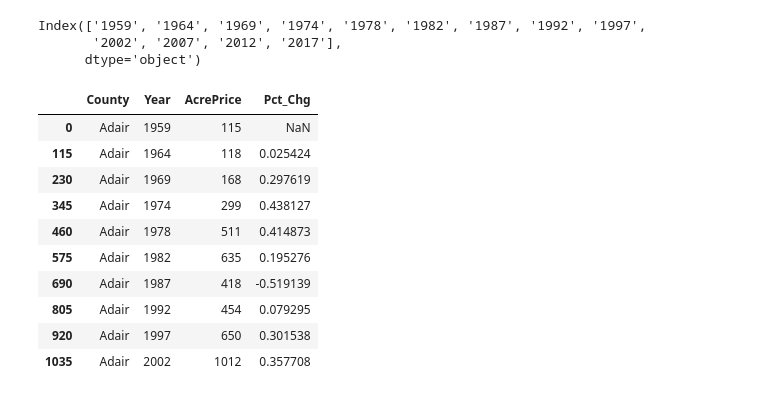
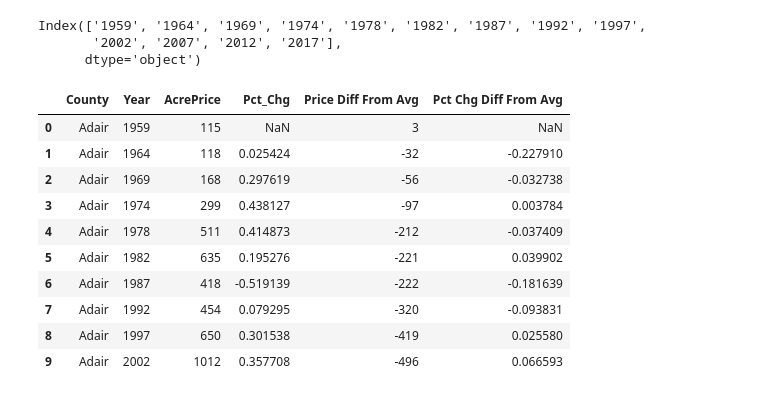
Before and after one commit to EricWismar/Forecast_Missouri_Land_Value, a Jupyter notebook: Land Value Forecast.ipynb, the cells around one changed output. Saved outputs shown, nothing was run; the diff lists cells and outputs as text; code cells hidden in the pictures.

```diff
--- a/Land Value Forecast.ipynb
+++ b/Land Value Forecast.ipynb
@@ -58,6 +61,8 @@ for j in range(1,len(tr_elements)):
 #Convert List of tuples (with lists) into a dict and then into a dataframe
 Dict={title:column for (title,column) in col}
 df=pd.DataFrame(Dict)
+# %%
+df['County']=np.where(df.County=='Missouriaverage','State Avg',df.County)
 # %%
 df.rename(columns={'1997b':'1997'},inplace=True)
 variables_list=df.columns[1:]
@@ -73,18 +78,26 @@ for v in variables_list:
 # %%
 dfWide=df
 dfWide=pd.melt(dfWide,id_vars=['County'],value_vars=variables_list, var_name='Year',value_name='AcrePrice')
 dfWide=dfWide.sort_values(by=['County','Year'])
 dfWide['Pct_Chg']=dfWide.groupby('County')['AcrePrice'].apply(lambda x: (x-x.shift(1))/x)
+dfWide=pd.merge(dfWide,dfWide[dfWide.County=='State Avg'][['Year','AcrePrice']], on = 'Year', how='left')
+dfWide['Price Diff From Avg']=dfWide.AcrePrice_x-dfWide.AcrePrice_y
+dfWide.rename(columns={'AcrePrice_x':'AcrePrice'}, inplace = True)
+dfWide.drop(columns='AcrePrice_y', inplace = True)
+dfWide=pd.merge(dfWide,dfWide[dfWide.County=='State Avg'][['Year','Pct_Chg']], on = 'Year', how='left')
+dfWide['Pct Chg Diff From Avg']=dfWide.Pct_Chg_x-dfWide.Pct_Chg_y
+dfWide.rename(columns={'Pct_Chg_x':'Pct_Chg'}, inplace = True)
+dfWide.drop(columns='Pct_Chg_y', inplace = True)
 dfWide.head(10)
 # %% [output]
-|  | County | Year | AcrePrice | Pct_Chg |
-| 0 | Adair | 1959 | 115 | NaN |
-| 115 | Adair | 1964 | 118 | 0.025424 |
-| 230 | Adair | 1969 | 168 | 0.297619 |
-| 345 | Adair | 1974 | 299 | 0.438127 |
-| 460 | Adair | 1978 | 511 | 0.414873 |
-| 575 | Adair | 1982 | 635 | 0.195276 |
-| 690 | Adair | 1987 | 418 | -0.519139 |
-| 805 | Adair | 1992 | 454 | 0.079295 |
-| 920 | Adair | 1997 | 650 | 0.301538 |
-| 1035 | Adair | 2002 | 1012 | 0.357708 |
+|  | County | Year | AcrePrice | Pct_Chg | Price Diff From Avg | Pct Chg Diff From Avg |
+| 0 | Adair | 1959 | 115 | NaN | 3 | NaN |
+| 1 | Adair | 1964 | 118 | 0.025424 | -32 | -0.227910 |
+| 2 | Adair | 1969 | 168 | 0.297619 | -56 | -0.032738 |
+| 3 | Adair | 1974 | 299 | 0.438127 | -97 | 0.003784 |
+| 4 | Adair | 1978 | 511 | 0.414873 | -212 | -0.037409 |
+| 5 | Adair | 1982 | 635 | 0.195276 | -221 | 0.039902 |
+| 6 | Adair | 1987 | 418 | -0.519139 | -222 | -0.181639 |
+| 7 | Adair | 1992 | 454 | 0.079295 | -320 | -0.093831 |
+| 8 | Adair | 1997 | 650 | 0.301538 | -419 | 0.025580 |
+| 9 | Adair | 2002 | 1012 | 0.357708 | -496 | 0.066593 |
```
Also changed, not shown: parts of 11 cells of this notebook.
